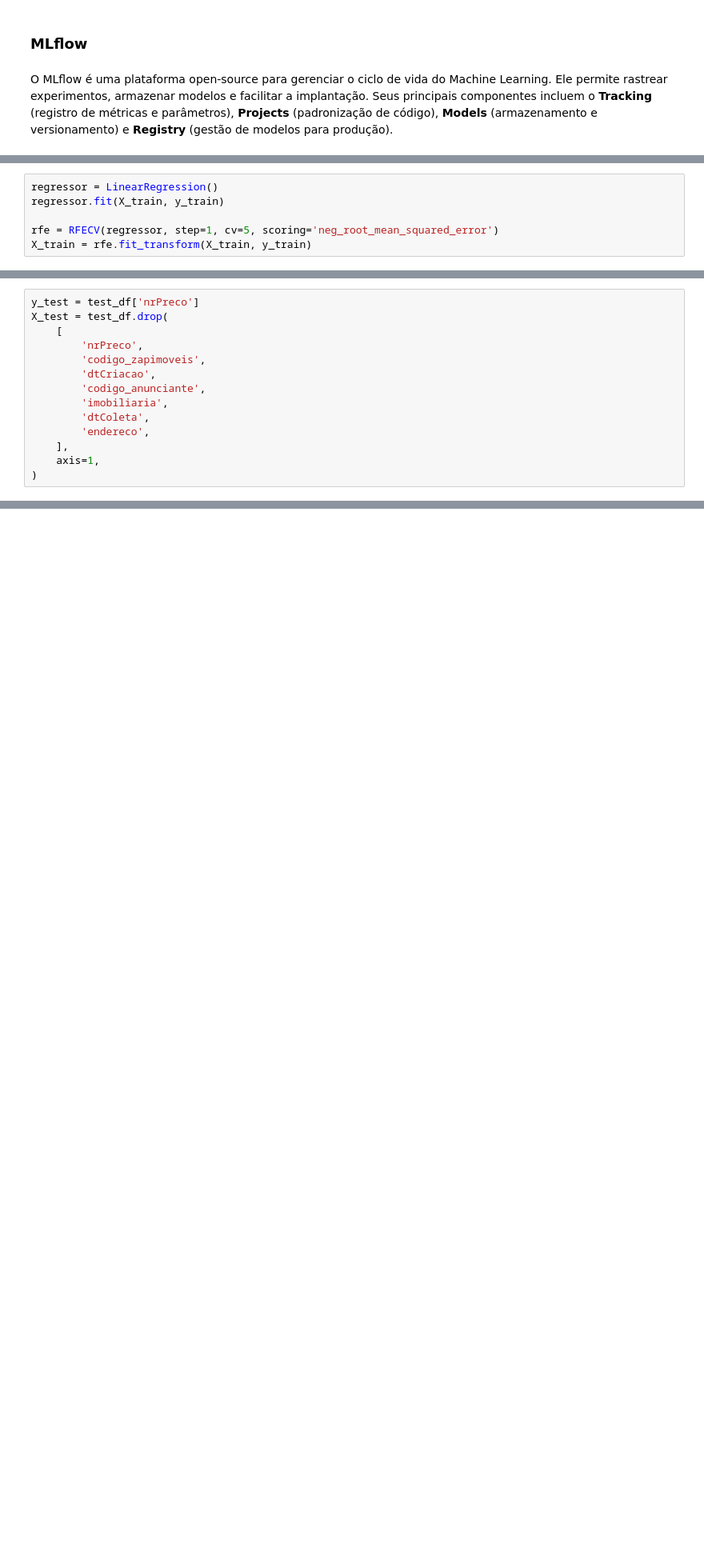
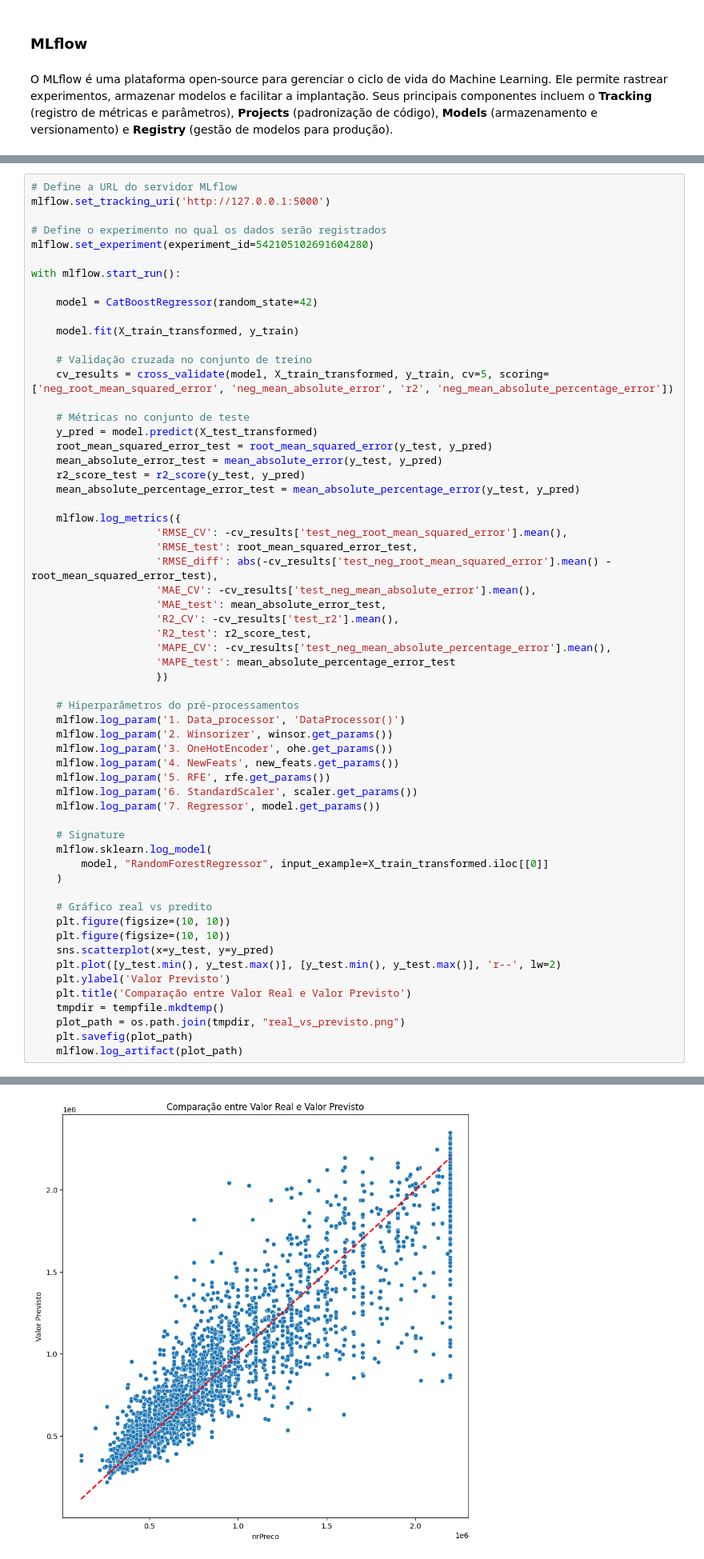
Before and after one commit to Mathsnts18/SantosApartmentPricing, a Jupyter notebook: notebooks/model.ipynb, the cells around one changed output, grey strips where cells are left out. Shown at 80% size. Drawn from its saved outputs; the diff is of its cells as text; blank space fills up the shorter version.

```diff
--- a/notebooks/model.ipynb
+++ b/notebooks/model.ipynb
@@ -478,6 +359,0 @@ y_train.shape
-# %%
-regressor = LinearRegression()
-regressor.fit(X_train, y_train)
-
-rfe = RFECV(regressor, step=1, cv=5, scoring='neg_root_mean_squared_error')
-X_train = rfe.fit_transform(X_train, y_train)
@@ -515,14 +359,0 @@ test_df.head()
-# %%
-y_test = test_df['nrPreco']
-X_test = test_df.drop(
-    [
-        'nrPreco',
-        'codigo_zapimoveis',
-        'dtCriacao',
-        'codigo_anunciante',
-        'imobiliaria',
-        'dtColeta',
-        'endereco',
-    ],
-    axis=1,
-)
@@ -557,0 +360,61 @@ processed_train_df.shape
+# %%
+# Define a URL do servidor MLflow
+mlflow.set_tracking_uri('http://127.0.0.1:5000')
+
+# Define o experimento no qual os dados serão registrados
+mlflow.set_experiment(experiment_id=542105102691604280)
+
+with mlflow.start_run():
+
+    model = CatBoostRegressor(random_state=42)
+
+    model.fit(X_train_transformed, y_train)
+
+    # Validação cruzada no conjunto de treino
+    cv_results = cross_validate(model, X_train_transformed, y_train, cv=5, scoring=['neg_root_mean_squared_error', 'neg_mean_absolute_error', 'r2', 'neg_mean_absolute_percentage_error'])
+
+    # Métricas no conjunto de teste
+    y_pred = model.predict(X_test_transformed)
+    root_mean_squared_error_test = root_mean_squared_error(y_test, y_pred)
+    mean_absolute_error_test = mean_absolute_error(y_test, y_pred)
+    r2_score_test = r2_score(y_test, y_pred)
+    mean_absolute_percentage_error_test = mean_absolute_percentage_error(y_test, y_pred)
+
+    mlflow.log_metrics({
+                    'RMSE_CV': -cv_results['test_neg_root_mean_squared_error'].mean(),
+                    'RMSE_test': root_mean_squared_error_test,
+                    'RMSE_diff': abs(-cv_results['test_neg_root_mean_squared_error'].mean() - root_mean_squared_error_test),
+                    'MAE_CV': -cv_results['test_neg_mean_absolute_error'].mean(),
+                    'MAE_test': mean_absolute_error_test,
+                    'R2_CV': -cv_results['test_r2'].mean(),
+                    'R2_test': r2_score_test,
+                    'MAPE_CV': -cv_results['test_neg_mean_absolute_percentage_error'].mean(),
+                    'MAPE_test': mean_absolute_percentage_error_test
+                    })
+
+    # Hiperparâmetros do pré-processamentos
+    mlflow.log_param('1. Data_processor', 'DataProcessor()')
+    mlflow.log_param('2. Winsorizer', winsor.get_params())
+    mlflow.log_param('3. OneHotEncoder', ohe.get_params())
+    mlflow.log_param('4. NewFeats', new_feats.get_params())
+    mlflow.log_param('5. RFE', rfe.get_params())
+    mlflow.log_param('6. StandardScaler', scaler.get_params())
+    mlflow.log_param('7. Regressor', model.get_params())
+
+    # Signature
+    mlflow.sklearn.log_model(
+        model, "RandomForestRegressor", input_example=X_train_transformed.iloc[[0]]
+    )
+
+    # Gráfico real vs predito
+    plt.figure(figsize=(10, 10))
+    plt.figure(figsize=(10, 10))
+    sns.scatterplot(x=y_test, y=y_pred)
+    plt.plot([y_test.min(), y_test.max()], [y_test.min(), y_test.max()], 'r--', lw=2)
+    plt.ylabel('Valor Previsto')
+    plt.title('Comparação entre Valor Real e Valor Previsto')
+    tmpdir = tempfile.mkdtemp()
+    plot_path = os.path.join(tmpdir, "real_vs_previsto.png")
+    plt.savefig(plot_path)
+    mlflow.log_artifact(plot_path)
+# %% [output]
@@ -557,0 +439 @@ processed_train_df.shape
+[figure, added]
```
Also changed, not shown: parts of 59 cells of this notebook, 4 other files.
